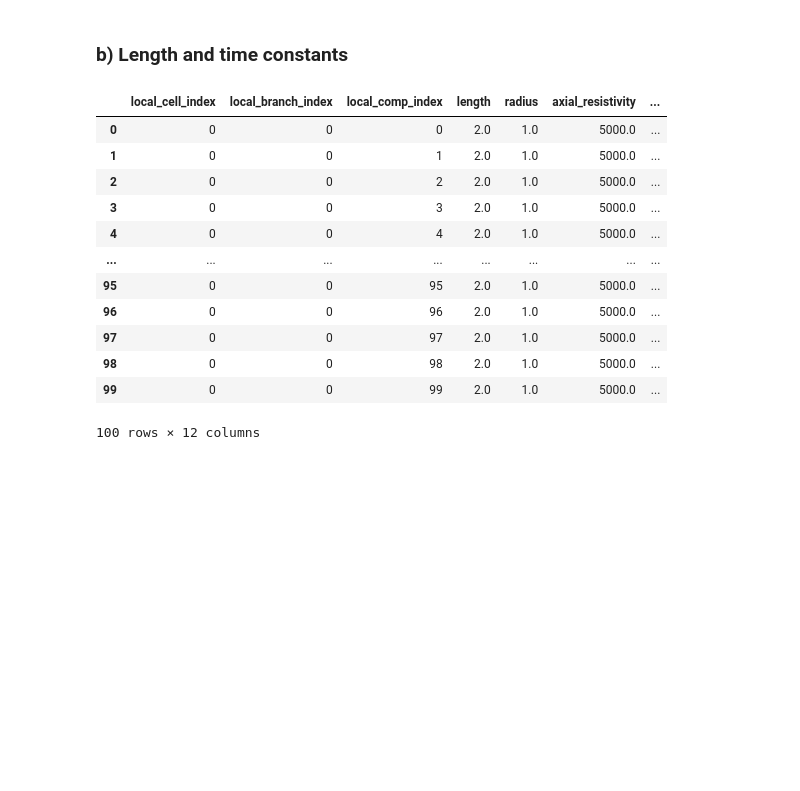
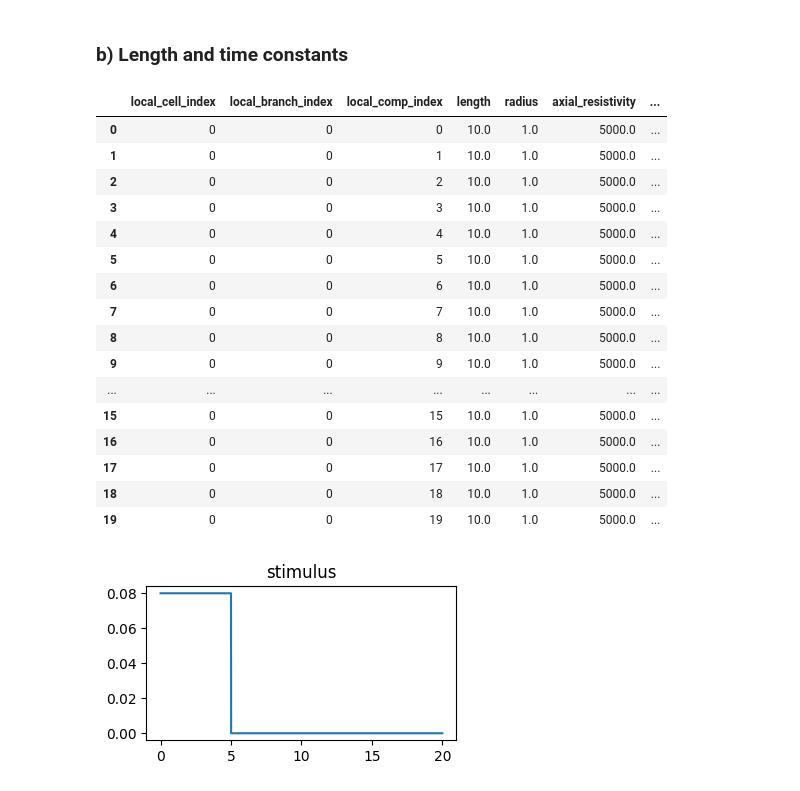
Before and after one commit to juliuswue/Jaxley-Tutorial, a Jupyter notebook: SingleCell.ipynb, the cells around one changed output. Cells and saved outputs as stored; diff of their text form; code cells hidden in the pictures; blank space fills up the shorter version.

```diff
--- a/SingleCell.ipynb
+++ b/SingleCell.ipynb
@@ -72,23 +71,44 @@ gleak=0.001      v=56.34
 # %% [markdown]
 ### b) Length and time constants
-# %%
-# create linear connected compartment
-
-comp = jx.Compartment()
-comp.set('length', 2)
-branch = jx.Branch(comp, ncomp=100)
-branch.nodes
-# %% [output]
-|  | local_cell_index | local_branch_index | local_comp_index | length | radius | axial_resistivity | ... |
-| 0 | 0 | 0 | 0 | 2.0 | 1.0 | 5000.0 | ... |
-| 1 | 0 | 0 | 1 | 2.0 | 1.0 | 5000.0 | ... |
-| 2 | 0 | 0 | 2 | 2.0 | 1.0 | 5000.0 | ... |
-| 3 | 0 | 0 | 3 | 2.0 | 1.0 | 5000.0 | ... |
-| 4 | 0 | 0 | 4 | 2.0 | 1.0 | 5000.0 | ... |
-| ... | ... | ... | ... | ... | ... | ... | ... |
-| 95 | 0 | 0 | 95 | 2.0 | 1.0 | 5000.0 | ... |
-| 96 | 0 | 0 | 96 | 2.0 | 1.0 | 5000.0 | ... |
-| 97 | 0 | 0 | 97 | 2.0 | 1.0 | 5000.0 | ... |
-| 98 | 0 | 0 | 98 | 2.0 | 1.0 | 5000.0 | ... |
-| 99 | 0 | 0 | 99 | 2.0 | 1.0 | 5000.0 | ... |
-100 rows × 12 columns
+# %%
+# create linear connected compartment
+NCOMP = 20
+COMP_LENGTH=10
+comp = jx.Compartment()
+comp.set('length', COMP_LENGTH)
+branch = jx.Branch(comp, ncomp=NCOMP)
+branch.insert(Leak())
+branch.set('capacitance', 0.1)
+
+# create stimulus
+dt = 0.00001
+tmax = 20
+dur = 5
+i_amp = 0.08
+
+time_vec = np.arange(0, tmax + dt, dt)
+current = jx.step_current(0, dur, i_amp, dt, tmax)
+fig, ax = plt.subplots(1, 1, figsize=(4, 2))
+_ = plt.plot(time_vec, current)
+plt.title('stimulus')
+
+branch.nodes
+# %% [output]
+|  | local_cell_index | local_branch_index | local_comp_index | length | radius | axial_resistivity | ... |
+| 0 | 0 | 0 | 0 | 10.0 | 1.0 | 5000.0 | ... |
+| 1 | 0 | 0 | 1 | 10.0 | 1.0 | 5000.0 | ... |
+| 2 | 0 | 0 | 2 | 10.0 | 1.0 | 5000.0 | ... |
+| 3 | 0 | 0 | 3 | 10.0 | 1.0 | 5000.0 | ... |
+| 4 | 0 | 0 | 4 | 10.0 | 1.0 | 5000.0 | ... |
+| 5 | 0 | 0 | 5 | 10.0 | 1.0 | 5000.0 | ... |
+| 6 | 0 | 0 | 6 | 10.0 | 1.0 | 5000.0 | ... |
+| 7 | 0 | 0 | 7 | 10.0 | 1.0 | 5000.0 | ... |
+| 8 | 0 | 0 | 8 | 10.0 | 1.0 | 5000.0 | ... |
+| 9 | 0 | 0 | 9 | 10.0 | 1.0 | 5000.0 | ... |
+| ... | ... | ... | ... | ... | ... | ... | ... |
+| 15 | 0 | 0 | 15 | 10.0 | 1.0 | 5000.0 | ... |
+| 16 | 0 | 0 | 16 | 10.0 | 1.0 | 5000.0 | ... |
+| 17 | 0 | 0 | 17 | 10.0 | 1.0 | 5000.0 | ... |
+| 18 | 0 | 0 | 18 | 10.0 | 1.0 | 5000.0 | ... |
+| 19 | 0 | 0 | 19 | 10.0 | 1.0 | 5000.0 | ... |
+[figure, added]
```
Also changed, not shown: parts of 7 cells of this notebook.
